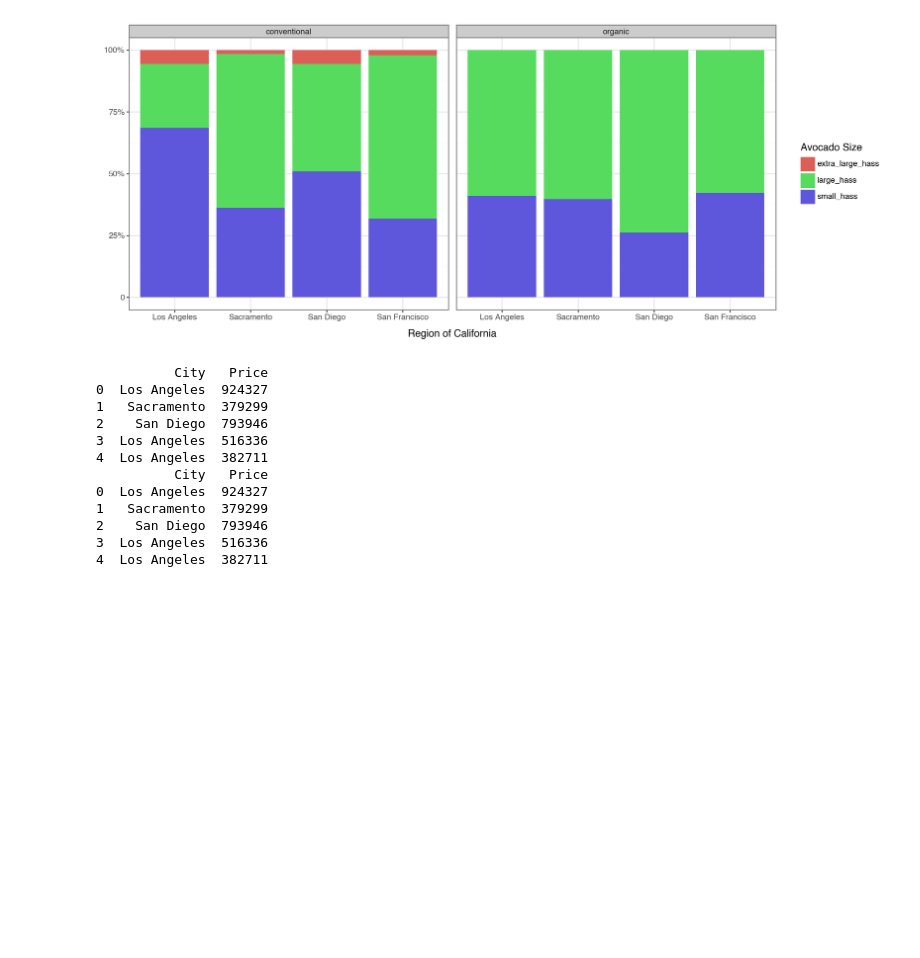
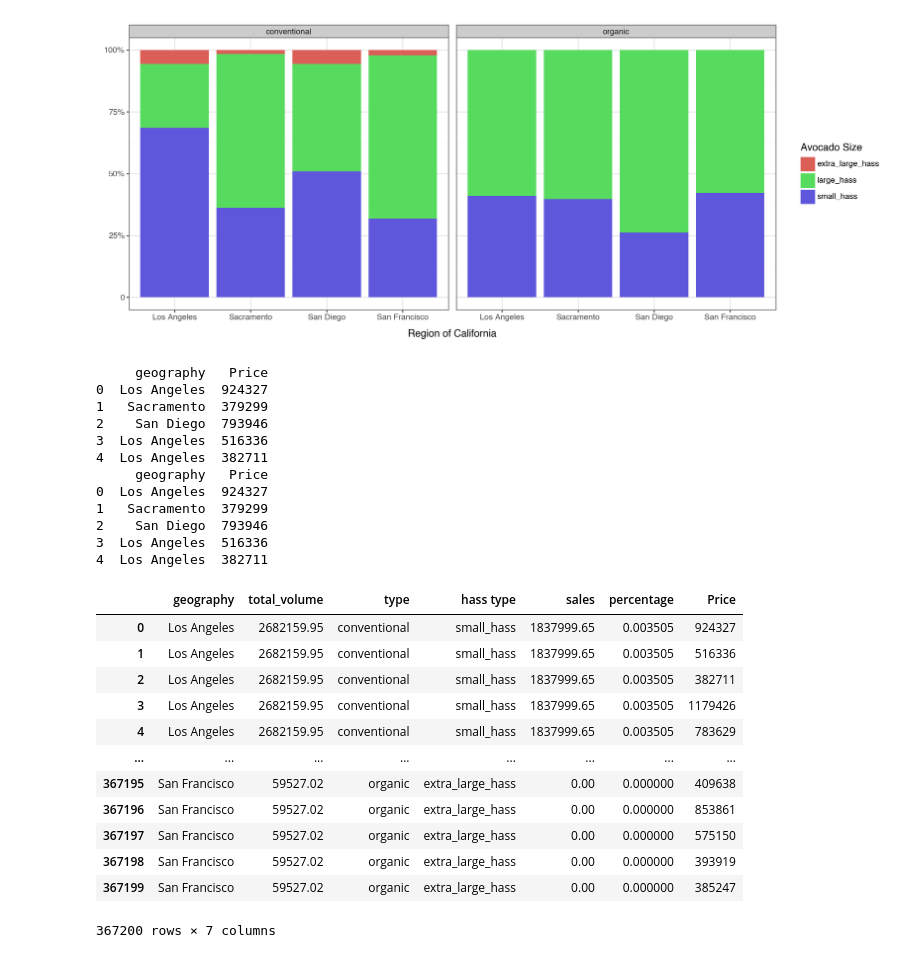
Before and after one commit to EthanSchultz49/GSB-544, a Jupyter notebook: Week_2/Lab2.ipynb, the cells around one changed output. Cells and saved outputs as stored; diff of their text form; code cells hidden in the pictures; blank space fills up the shorter version.

```diff
--- a/Week_2/Lab2.ipynb
+++ b/Week_2/Lab2.ipynb
@@ -242,18 +242,18 @@ import numpy as np
 np.random.seed(42)
 
 # Define cities and number of records per city
-cities = ['San Diego', 'San Francisco', 'Los Angeles', 'Sacramento']
+geography = ['San Diego', 'San Francisco', 'Los Angeles', 'Sacramento']
 n = 50  # Number of records per city
 
 # Generate data
 data = {
-    'City': np.random.choice(cities, n * len(cities)),
+    'geography': np.random.choice(geography, n * len(cities)),
     'Price': [
-        500000 + np.random.randint(-100000, 100000) if city == 'San Diego' else
-        1200000 + np.random.randint(-200000, 200000) if city == 'San Francisco' else
-        800000 + np.random.randint(-150000, 150000) if city == 'Los Angeles' else
+        500000 + np.random.randint(-100000, 100000) if geography == 'San Diego' else
+        1200000 + np.random.randint(-200000, 200000) if geography == 'San Francisco' else
+        800000 + np.random.randint(-150000, 150000) if geography == 'Los Angeles' else
         400000 + np.random.randint(-50000, 50000)
-        for city in np.random.choice(cities, n * len(cities))
+        for geography in np.random.choice(cities, n * len(cities))
     ]
 }
 
@@ -263,15 +263,32 @@ housing_prices = pd.DataFrame(data)
 # Display first few rows
 print(housing_prices.head())
 # %% [output]
-          City   Price
+     geography   Price
 0  Los Angeles  924327
 1   Sacramento  379299
 2    San Diego  793946
 3  Los Angeles  516336
 4  Los Angeles  382711
-          City   Price
+     geography   Price
 0  Los Angeles  924327
 1   Sacramento  379299
 2    San Diego  793946
 3  Los Angeles  516336
 4  Los Angeles  382711
+# %%
+cali_inner = long_cali.merge(housing_prices, on="geography", how="inner")
+cali_inner
+# %% [output]
+|  | geography | total_volume | type | hass type | sales | percentage | Price |
+| 0 | Los Angeles | 2682159.95 | conventional | small_hass | 1837999.65 | 0.003505 | 924327 |
+| 1 | Los Angeles | 2682159.95 | conventional | small_hass | 1837999.65 | 0.003505 | 516336 |
+| 2 | Los Angeles | 2682159.95 | conventional | small_hass | 1837999.65 | 0.003505 | 382711 |
+| 3 | Los Angeles | 2682159.95 | conventional | small_hass | 1837999.65 | 0.003505 | 1179426 |
+| 4 | Los Angeles | 2682159.95 | conventional | small_hass | 1837999.65 | 0.003505 | 783629 |
+| ... | ... | ... | ... | ... | ... | ... | ... |
+| 367195 | San Francisco | 59527.02 | organic | extra_large_hass | 0.00 | 0.000000 | 409638 |
+| 367196 | San Francisco | 59527.02 | organic | extra_large_hass | 0.00 | 0.000000 | 853861 |
+| 367197 | San Francisco | 59527.02 | organic | extra_large_hass | 0.00 | 0.000000 | 575150 |
+| 367198 | San Francisco | 59527.02 | organic | extra_large_hass | 0.00 | 0.000000 | 393919 |
+| 367199 | San Francisco | 59527.02 | organic | extra_large_hass | 0.00 | 0.000000 | 385247 |
+367200 rows × 7 columns
```
Also changed, not shown: parts of 2 cells of this notebook.
